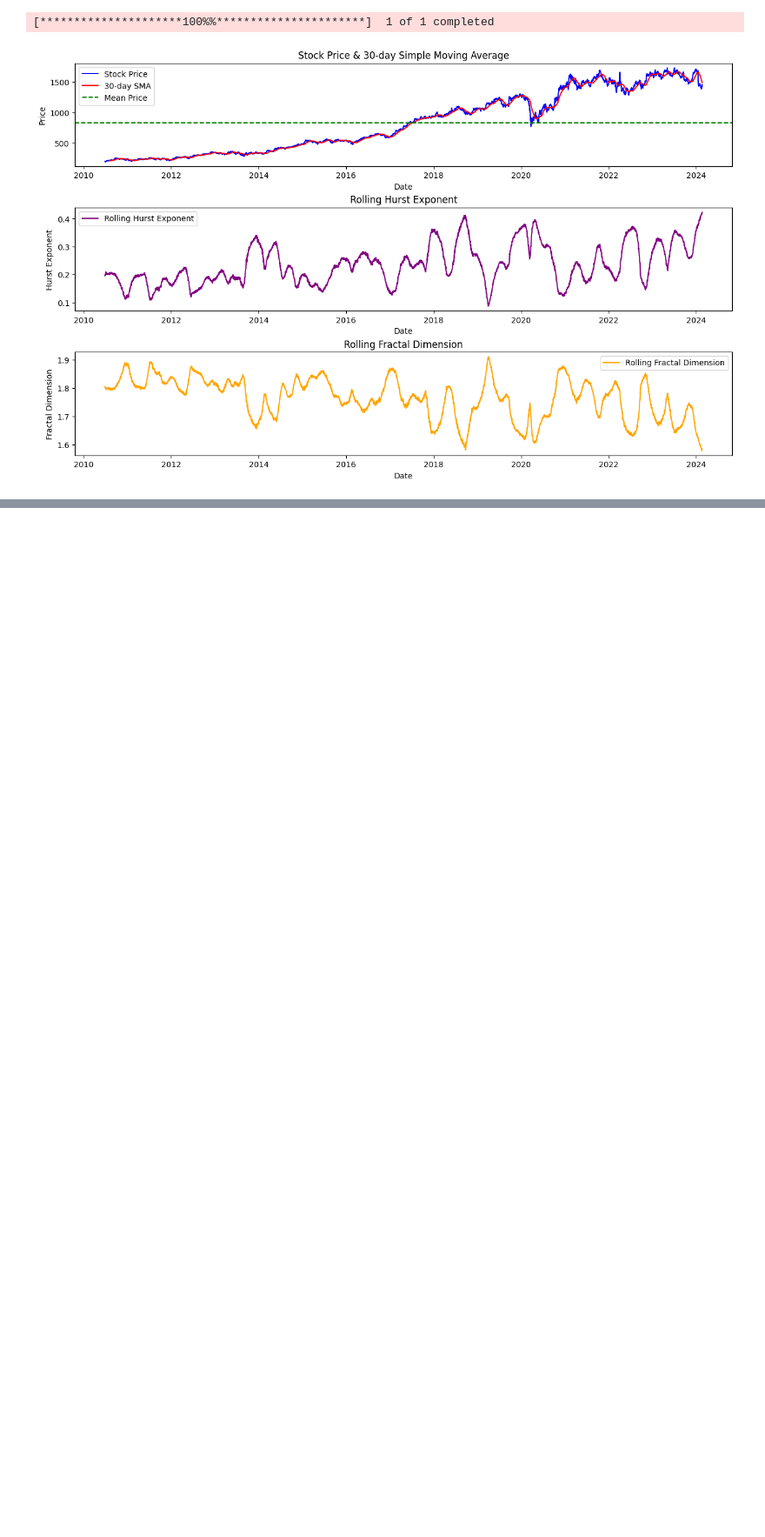
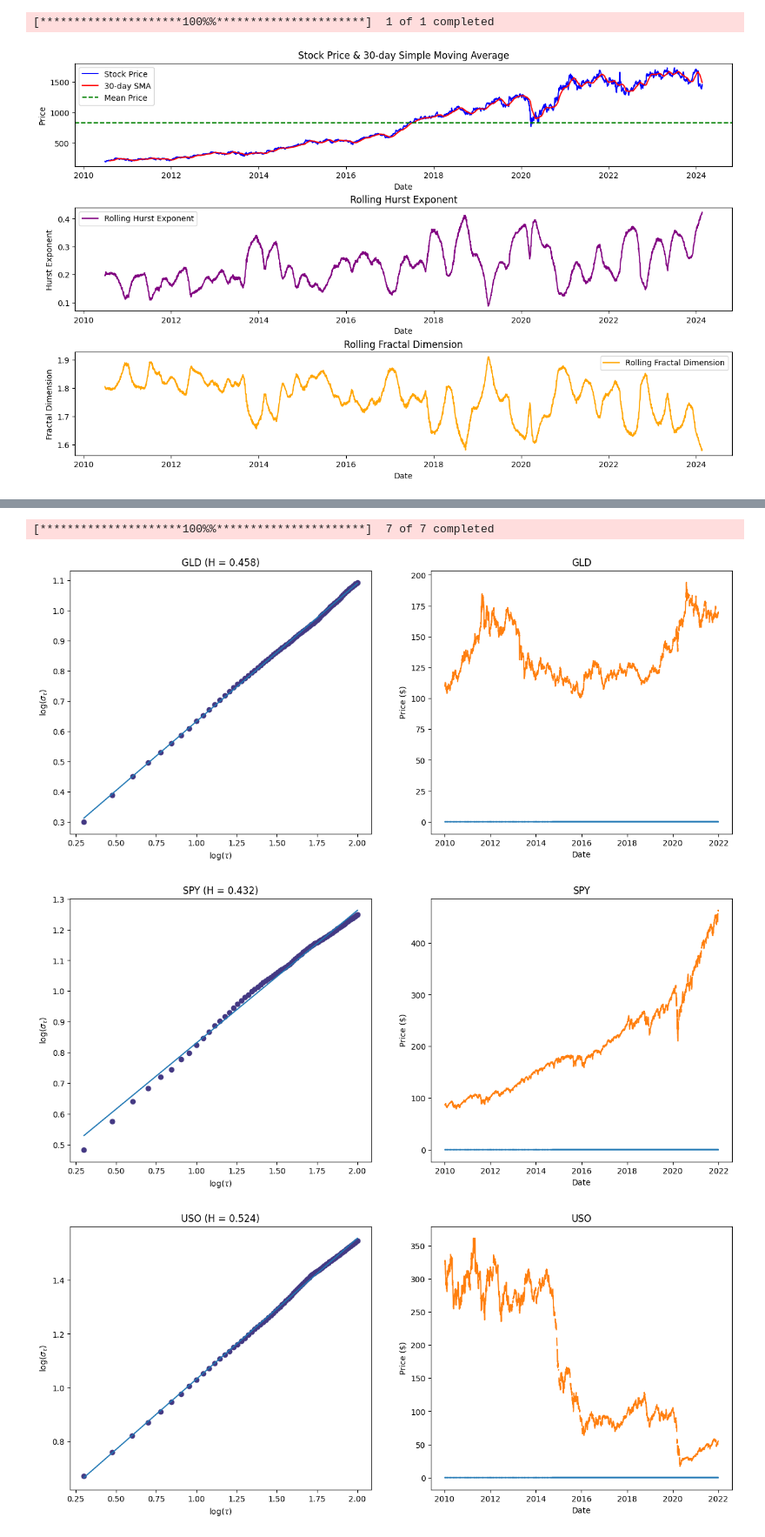
Before and after one commit to Tikam02/TechnicalAnalysis, a Jupyter notebook: Quant-tools/Hurst-Exponent.ipynb, the cells around one changed output, grey strips where cells are left out. Shown at 87% size. Saved outputs shown, nothing was run; the diff lists cells and outputs as text; code cells hidden in the pictures; blank space fills up the shorter version.

Commit message:
optimizing hurst exponent

```diff
--- a/Quant-tools/Hurst-Exponent.ipynb
+++ b/Quant-tools/Hurst-Exponent.ipynb
@@ -458,0 +579,46 @@ plt.show()
+# %%
+import pandas as pd
+import yfinance as yf
+
+tickers = ['CHF=X', 'BTC-USD', 'SPY', 'GLD', 'USO','^NSEI','HDFCBANK.NS']
+start = '2010-01-01'
+end = '2021-12-31'
+yfObj = yf.Tickers(tickers)
+df = yfObj.history(start=start, end=end)
+df.drop(['Stock Splits', 'Dividends', 'Volume',
+         'Open', 'High', 'Low'], axis=1, inplace=True)
+df.columns = df.columns.swaplevel()
+# %% [output]
+[*********************100%%**********************]  7 of 7 completed
+# %%
+vals = {c[0]: hurst(df[c].dropna().values) for c in df.columns}
+# %%
+import numpy as np
+import matplotlib.pyplot as plt
+
+# Define colors
+colors = plt.cm.viridis(np.linspace(0, 1, len(vals)))
+
+def plotHurst(m, x, y, series, name, colors):
+    fig, ax = plt.subplots(1, 2, figsize=(15, 6))
+    ax[0].plot(np.log10(x), m[0] * np.log10(x) + m[1])
+    ax[0].scatter(np.log10(x), np.log10(y), c=colors[1])  # Use colors[1] or choose the appropriate color index
+    ax[0].set_title(f"{name} (H = {m[0]:.3f})")
+    ax[0].set_xlabel(r"log($\tau$)")
+    ax[0].set_ylabel(r"log($\sigma_\tau$)")
+
+    ax[1].plot(series)
+    ax[1].set_title(f"{name}")
+    ax[1].set_ylabel("Price ($)")
+    ax[1].set_xlabel("Date")
+
+    return fig, ax
+
+# Assuming vals is a dictionary and df is a DataFrame
+for k, v in vals.items():
+    fig, ax = plotHurst(*v, df[k], k, colors)
+    plt.show()
+# %% [output]
+[figure, added]
+[figure, added]
+[figure, added]
```
Also changed, not shown: parts of 12 cells of this notebook, 4 other files.
